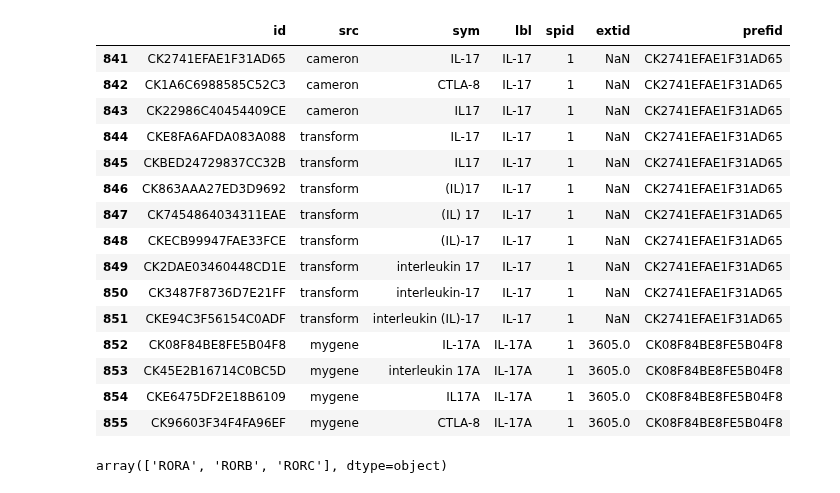
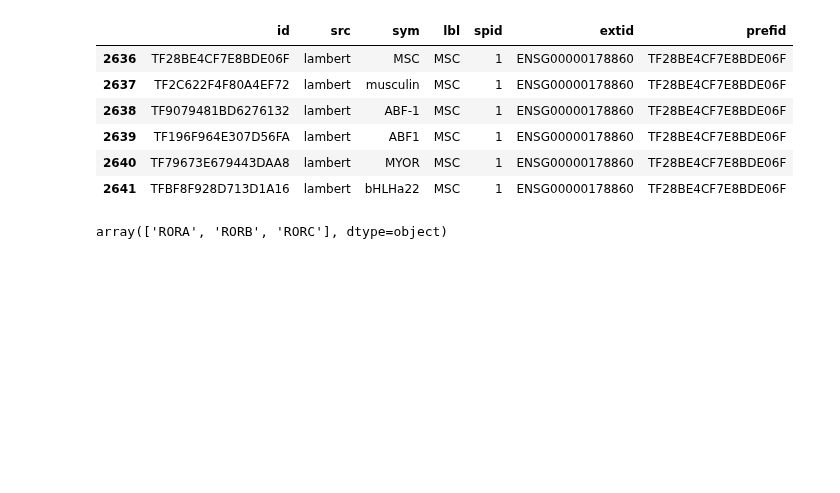
Before and after one commit to hammerlab/t-cell-relation-extraction, a Jupyter notebook: pm_subtype_protein_relations/01-meta-search.ipynb, the cells around one changed output. Saved outputs shown, nothing was run; the diff lists cells and outputs as text; code cells hidden in the pictures; blank space fills up the shorter version.

```diff
--- a/pm_subtype_protein_relations/01-meta-search.ipynb
+++ b/pm_subtype_protein_relations/01-meta-search.ipynb
@@ -6,9 +6,9 @@ import numpy as np
 %run src/lib.py
 %matplotlib inline
 # %%
-path = osp.join(META_DATA_DIR, CYTOKINES + '.csv')
+#path = osp.join(META_DATA_DIR, CYTOKINES + '.csv')
 #path = osp.join(META_DATA_DIR, CELL_TYPES + '.csv')
-#path = osp.join(META_DATA_DIR, TRANSCRIPTION_FACTORS + '.csv')
+path = osp.join(META_DATA_DIR, TRANSCRIPTION_FACTORS + '.csv')
 df = pd.read_csv(path)
 df.head()
 # %% [output]
@@ -23,27 +23,19 @@ df.head()
 # %%
 #df[df['sym'].str.upper().str.contains('OX4')]
 #df[df['sym'].str.upper().str.contains('ROR')].head(15)
 #df[df['sym'].str.lower().str.contains('genesis')].head(15)
 #df[df['sym'].str.lower().str.contains('not')].head(15)
 #df[df['sym'].str.lower().str.contains('out')].head(15)
-df[df['lbl'].str.lower().str.contains('il-17')].head(15)
+#df[df['lbl'].str.lower().str.contains('il-17')].head(15)
+df[df['lbl'].str.lower().str.contains('msc')].head(15)
 # %% [output]
 |  | id | src | sym | lbl | spid | extid | prefid |
-| 841 | CK2741EFAE1F31AD65 | cameron | IL-17 | IL-17 | 1 | NaN | CK2741EFAE1F31AD65 |
-| 842 | CK1A6C6988585C52C3 | cameron | CTLA-8 | IL-17 | 1 | NaN | CK2741EFAE1F31AD65 |
-| 843 | CK22986C40454409CE | cameron | IL17 | IL-17 | 1 | NaN | CK2741EFAE1F31AD65 |
-| 844 | CKE8FA6AFDA083A088 | transform | IL-17 | IL-17 | 1 | NaN | CK2741EFAE1F31AD65 |
-| 845 | CKBED24729837CC32B | transform | IL17 | IL-17 | 1 | NaN | CK2741EFAE1F31AD65 |
-| 846 | CK863AAA27ED3D9692 | transform | (IL)17 | IL-17 | 1 | NaN | CK2741EFAE1F31AD65 |
-| 847 | CK7454864034311EAE | transform | (IL) 17 | IL-17 | 1 | NaN | CK2741EFAE1F31AD65 |
-| 848 | CKECB99947FAE33FCE | transform | (IL)-17 | IL-17 | 1 | NaN | CK2741EFAE1F31AD65 |
-| 849 | CK2DAE03460448CD1E | transform | interleukin 17 | IL-17 | 1 | NaN | CK2741EFAE1F31AD65 |
-| 850 | CK3487F8736D7E21FF | transform | interleukin-17 | IL-17 | 1 | NaN | CK2741EFAE1F31AD65 |
-| 851 | CKE94C3F56154C0ADF | transform | interleukin (IL)-17 | IL-17 | 1 | NaN | CK2741EFAE1F31AD65 |
-| 852 | CK08F84BE8FE5B04F8 | mygene | IL-17A | IL-17A | 1 | 3605.0 | CK08F84BE8FE5B04F8 |
-| 853 | CK45E2B16714C0BC5D | mygene | interleukin 17A | IL-17A | 1 | 3605.0 | CK08F84BE8FE5B04F8 |
-| 854 | CKE6475DF2E18B6109 | mygene | IL17A | IL-17A | 1 | 3605.0 | CK08F84BE8FE5B04F8 |
-| 855 | CK96603F34F4FA96EF | mygene | CTLA-8 | IL-17A | 1 | 3605.0 | CK08F84BE8FE5B04F8 |
+| 2636 | TF28BE4CF7E8BDE06F | lambert | MSC | MSC | 1 | ENSG00000178860 | TF28BE4CF7E8BDE06F |
+| 2637 | TF2C622F4F80A4EF72 | lambert | musculin | MSC | 1 | ENSG00000178860 | TF28BE4CF7E8BDE06F |
+| 2638 | TF9079481BD6276132 | lambert | ABF-1 | MSC | 1 | ENSG00000178860 | TF28BE4CF7E8BDE06F |
+| 2639 | TF196F964E307D56FA | lambert | ABF1 | MSC | 1 | ENSG00000178860 | TF28BE4CF7E8BDE06F |
+| 2640 | TF79673E679443DAA8 | lambert | MYOR | MSC | 1 | ENSG00000178860 | TF28BE4CF7E8BDE06F |
+| 2641 | TFBF8F928D713D1A16 | lambert | bHLHa22 | MSC | 1 | ENSG00000178860 | TF28BE4CF7E8BDE06F |
 # %%
 df[df['sym'].str.upper().str.contains('ROR')]['lbl'].unique()
 # %% [output]
```
Also changed, not shown: parts of 1 cell of this notebook, 7 other files.
